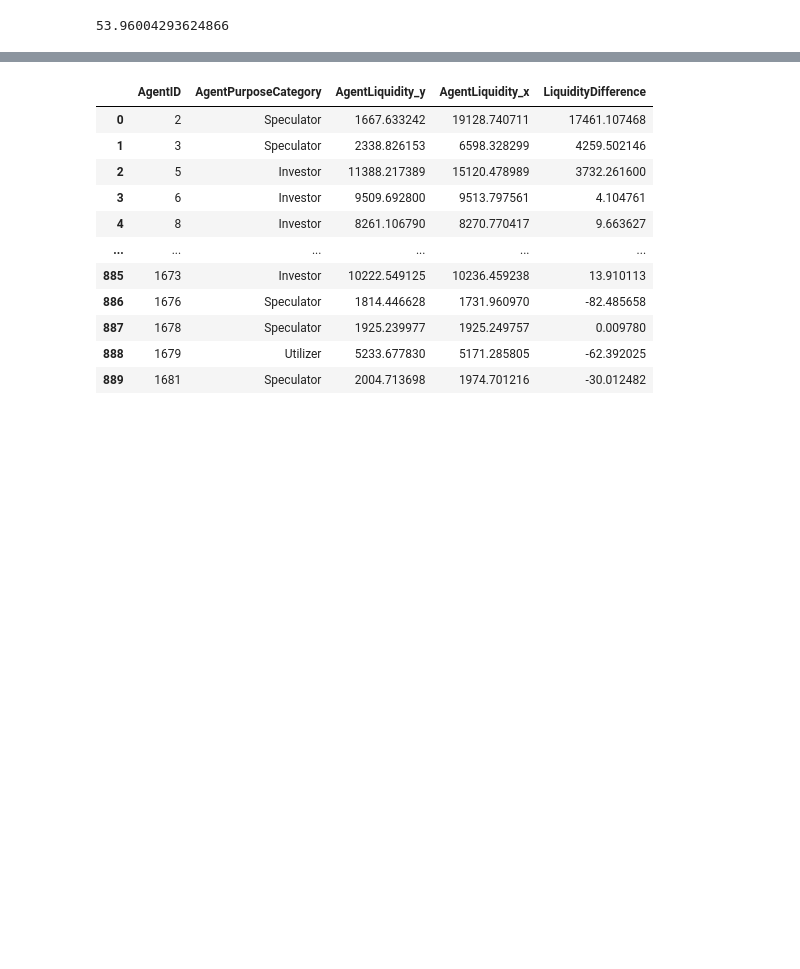
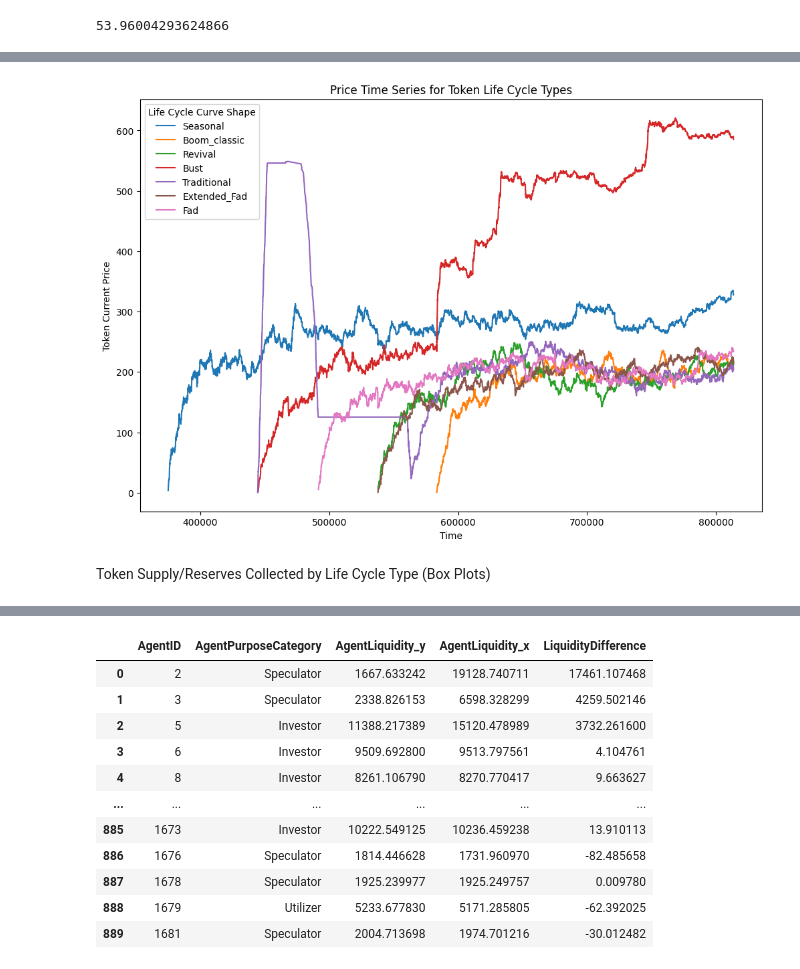
Before and after one commit to mansoorbalouch/TBC-Agent-Based-Simulation, a Jupyter notebook: Working_notebook.ipynb, the cells around one changed output, grey strips where cells are left out. Saved outputs shown, nothing was run; the diff lists cells and outputs as text; code cells hidden in the pictures; blank space fills up the shorter version.

```diff
--- a/Working_notebook.ipynb
+++ b/Working_notebook.ipynb
@@ -113,0 +99,5 @@ a
+# %%
+token_price_time_series = a.loc[:,['TokenID', 'TransactionID',"LifeCycleCurveShape", 'TokenCurrentBuyPrice']].groupby(["TokenID", "TransactionID","LifeCycleCurveShape"]).head()
+token_price_time_series['LifeCycleCurveShape'] = token_price_time_series['LifeCycleCurveShape'].str.replace('_\d+x', '', regex=True)
+token_price_time_series = token_price_time_series.sort_values("TokenID")
+token_price_time_series
@@ -113,0 +118,25 @@ a
+# %%
+# Creating individual plots for each LifeCycleCurveShape type
+unique_types = token_price_time_series['LifeCycleCurveShape'].unique()
+
+plt.figure(figsize=(12, 8))
+
+for i, type in enumerate(unique_types, 1):
+    # plt.subplot(4, 2, i)
+    type_data = token_price_time_series[token_price_time_series['LifeCycleCurveShape'] == type]
+    token_ids = type_data["TokenID"].unique()
+    type_data = type_data[type_data["TokenID"] == max(token_ids)]
+    sns.lineplot(x='TransactionID', y='TokenCurrentBuyPrice', label=type, data=type_data)
+
+plt.title(f'Price Time Series for Token Life Cycle Types')
+plt.xlabel('Time')
+plt.ylabel('Token Current Price')
+plt.legend(title='Life Cycle Curve Shape')
+
+
+# plt.tight_layout()
+plt.show()
+# %% [output]
+[figure, added]
+# %% [markdown]
+Token Supply/Reserves Collected by Life Cycle Type (Box Plots)
```
Also changed, not shown: parts of 21 cells of this notebook, 2 other files.
